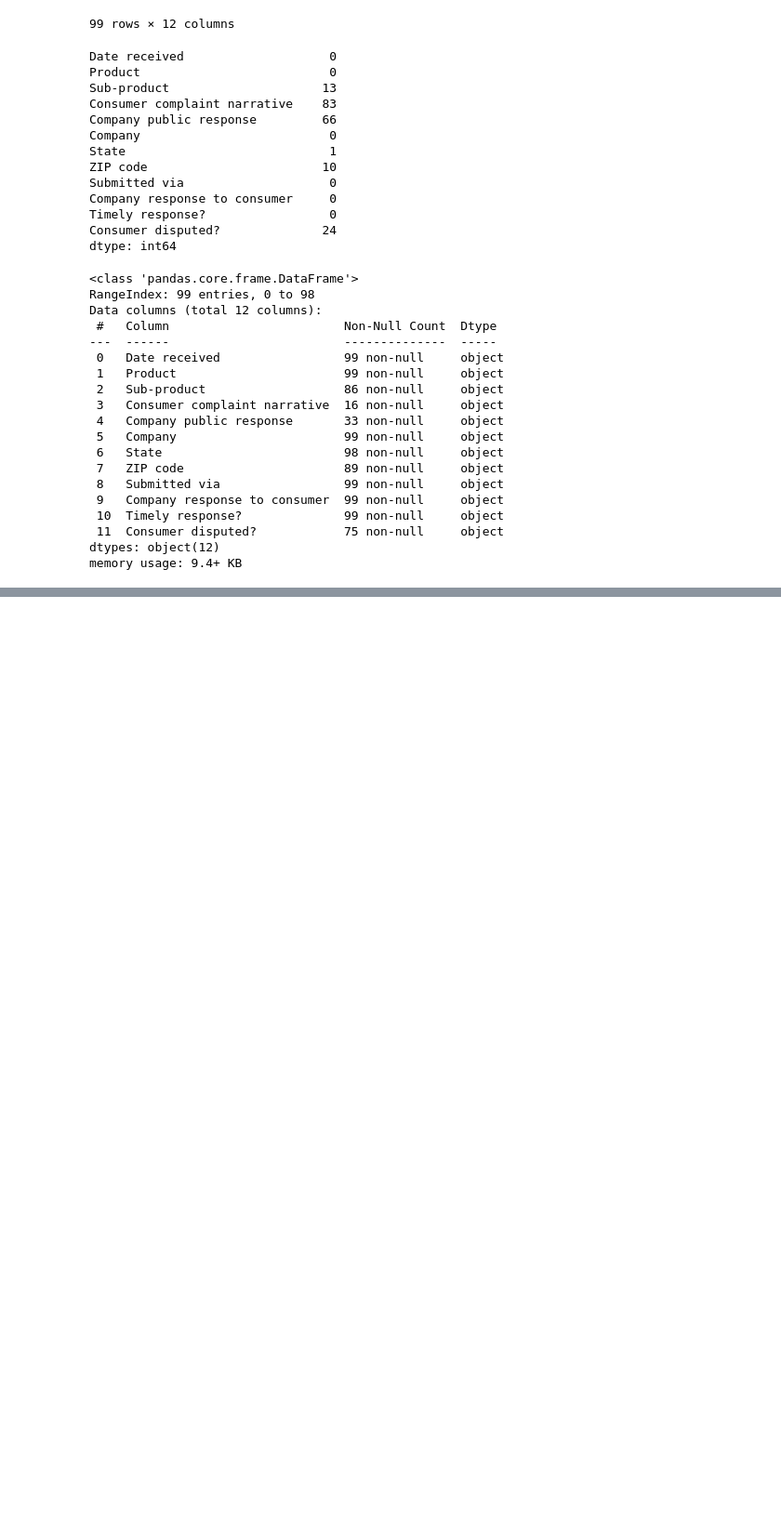
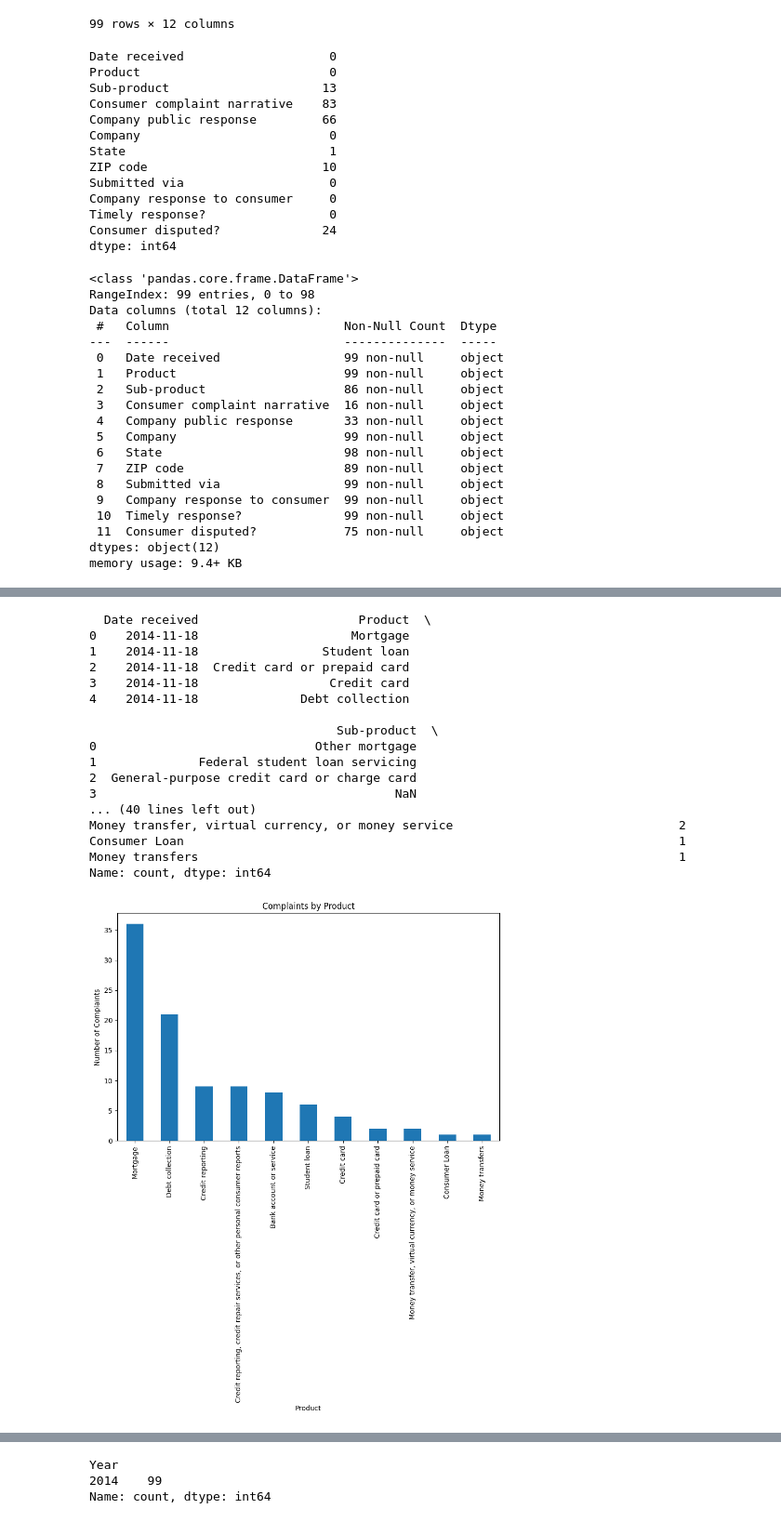
Before and after one commit to EhsanJaved/DSfinals, a Jupyter notebook: Final.ipynb, the cells around one changed output, grey strips where cells are left out. Shown: that part at 93% size. Cells and saved outputs as stored; diff of their text form; code cells hidden in the pictures; blank space fills up the shorter version.

```diff
--- a/Final.ipynb
+++ b/Final.ipynb
@@ -92,0 +74,73 @@ TypeError: 'value' must be an instance of str or bytes, not a float
+# %%
+df['State'] = df['State'].dropna()
+# %%
+df['Consumer complaint narrative'] = df['Consumer complaint narrative'].fillna('')
+data.loc[:, 'Consumer complaint narrative'] = data['Consumer complaint narrative'].astype(str)
+# %%
+import pandas as pd
+import matplotlib.pyplot as plt
+
+# Display the first few rows of the dataset
+print(df.head())
+
+# Summary statistics of numerical columns
+print(df.describe())
+
+# Count the number of complaints by product
+product_counts = df['Product'].value_counts()
+print(product_counts)
+
+# Plot a bar chart of complaint counts by product
+plt.figure(figsize=(10, 6))
+product_counts.plot(kind='bar')
+plt.title('Complaints by Product')
+plt.xlabel('Product')
+plt.ylabel('Number of Complaints')
+plt.xticks(rotation=90)
+plt.show()
+
+# Count the number of complaints by state
+state_counts = df['State'].value_counts()
+print(state_counts)
+
+# Plot a bar chart of complaint counts by state
+plt.figure(figsize=(12, 6))
+state_counts.plot(kind='bar')
+plt.title('Complaints by State')
+plt.xlabel('State')
+plt.ylabel('Number of Complaints')
+plt.xticks(rotation=90)
+plt.show()
+
+# Count the number of complaints by year
+df['Date received'] = pd.to_datetime(df['Date received'])
+df['Year'] = df['Date received'].dt.year
+year_counts = df['Year'].value_counts().sort_index()
+print(year_counts)
+
+# Plot a line chart of complaint counts by year
+plt.figure(figsize=(10, 6))
+year_counts.plot(kind='line', marker='o')
+plt.title('Complaints by Year')
+plt.xlabel('Year')
+plt.ylabel('Number of Complaints')
+plt.show()
+# %% [output]
+  Date received                      Product  \
+0    2014-11-18                     Mortgage
+1    2014-11-18                 Student loan
+2    2014-11-18  Credit card or prepaid card
+3    2014-11-18                  Credit card
+4    2014-11-18              Debt collection
+
+                                  Sub-product  \
+0                              Other mortgage
+1              Federal student loan servicing
+2  General-purpose credit card or charge card
+3                                         NaN
+... (40 lines left out)
+Money transfer, virtual currency, or money service                               2
+Consumer Loan                                                                    1
+Money transfers                                                                  1
+Name: count, dtype: int64
+[figure, added]
@@ -92,0 +165,3 @@ TypeError: 'value' must be an instance of str or bytes, not a float
+Year
+2014    99
+Name: count, dtype: int64
```
Also changed, not shown: parts of 6 cells of this notebook, 1 other file.
